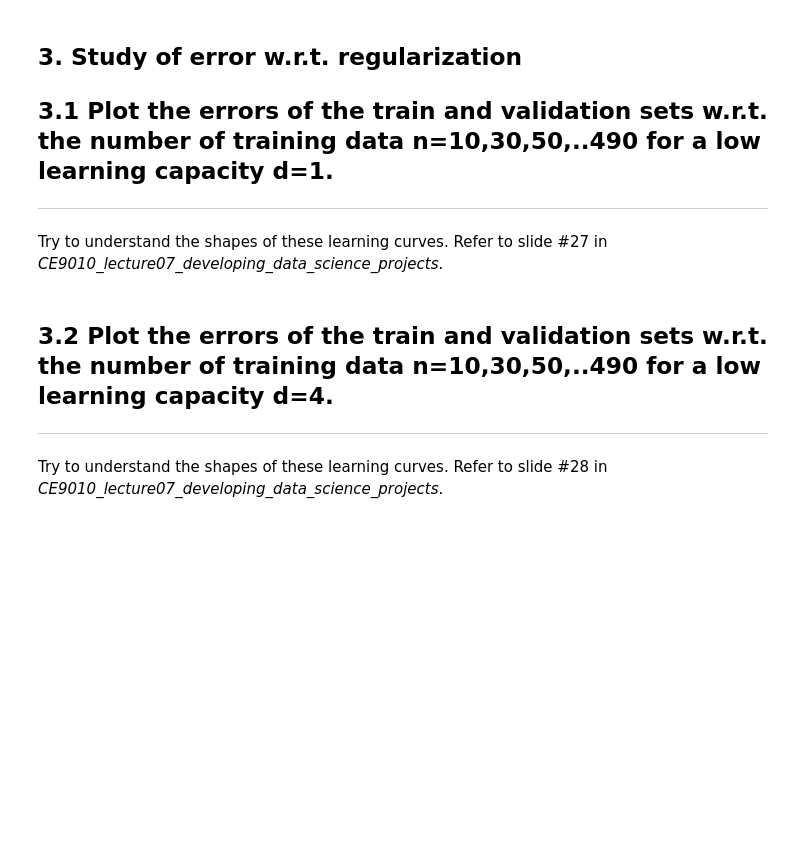
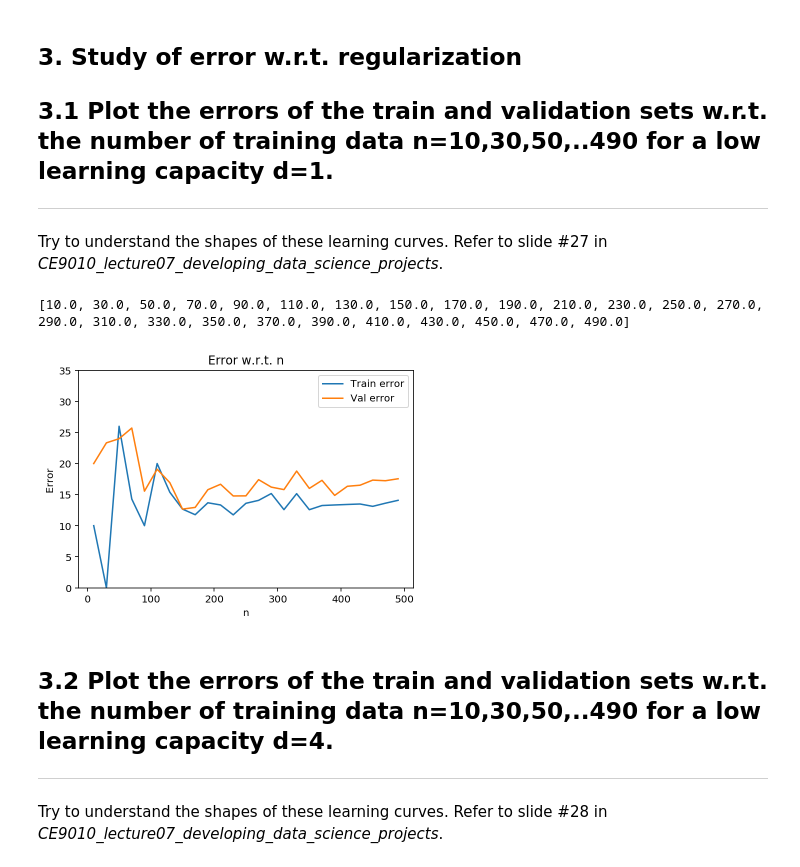
Before and after one commit to xqxqc/CE9010_2018, a Jupyter notebook: tutorials/my_tutorial06.ipynb, the cells around one changed output. Saved outputs shown, nothing was run; the diff lists cells and outputs as text; code cells hidden in the pictures; blank space fills up the shorter version.

```diff
--- a/tutorials/my_tutorial06.ipynb
+++ b/tutorials/my_tutorial06.ipynb
@@ -332,38 +331,41 @@ val_error_tab = np.zeros(len(list_n))
 
 train_y_original = train_data_original[:,2][:,None]
 val_y_original = val_data_original[:,2][:,None]
 
 for i,n in enumerate(list_n):
 
      # select sub-set of n data
     idx = np.random.permutation(range(n_original))
     idx = idx[:int(n)]
     train_data = train_data_original[idx,:]
     train_y = train_y_original[idx]
     val_data = val_data_original[idx,:]
     val_y = val_y_original[idx]
 
-    train_X = #YOUR CODE HERE
-    train_w_solution, train_loss_solution = #YOUR CODE HERE
-    train_error = #YOUR CODE HERE
+    train_X = poly.fit_transform(train_data[:,0:2]) #YOUR CODE HERE
+    train_w_solution, train_loss_solution = compute_w_solution(train_X,train_y,0)#YOUR CODE HERE
+    train_error = compute_error(train_X,train_w_solution,train_y)#YOUR CODE HERE
     train_error_tab[i] = train_error
 
-    val_X = #YOUR CODE HERE
-    val_error = #YOUR CODE HERE
+    val_X = poly.fit_transform(val_data[:,0:2])#YOUR CODE HERE
+    val_error = compute_error(val_X,train_w_solution,val_y)#YOUR CODE HERE
     val_error_tab[i] = val_error
 
 
 # plot
 x = list_n
 plt.figure(1)
 plt.plot(x, train_error_tab,label='Train error'.format(i=1))
 plt.plot(x, val_error_tab,label='Val error'.format(i=2))
 plt.legend(loc='best')
 plt.title('Error w.r.t. n')
 plt.xlabel('n')
 plt.ylabel('Error')
 plt.ylim([0,35])
 plt.show()
+# %% [output]
+[10.0, 30.0, 50.0, 70.0, 90.0, 110.0, 130.0, 150.0, 170.0, 190.0, 210.0, 230.0, 250.0, 270.0, 290.0, 310.0, 330.0, 350.0, 370.0, 390.0, 410.0, 430.0, 450.0, 470.0, 490.0]
+[figure, added]
 # %% [markdown]
 ## 3.2 Plot the errors of the train and validation sets w.r.t. the number of training data n=10,30,50,..490  for a low learning capacity d=4.
 <hr>
```
Also changed, not shown: parts of 6 cells of this notebook, 1 other file.
